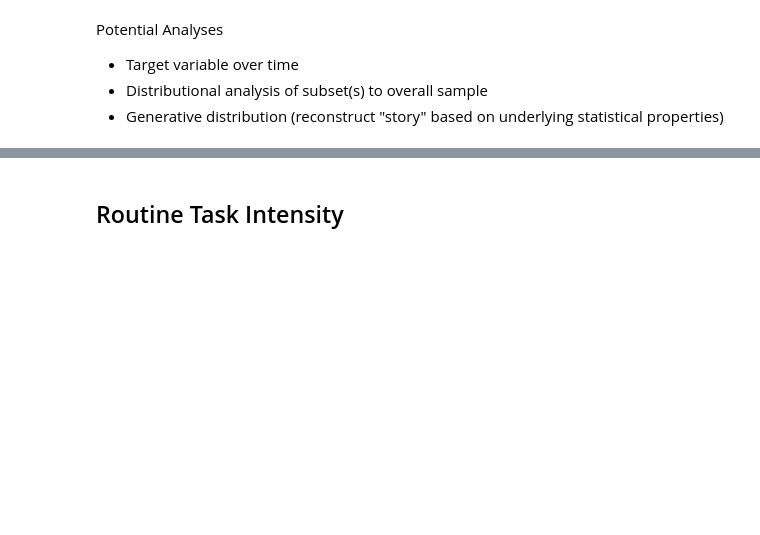
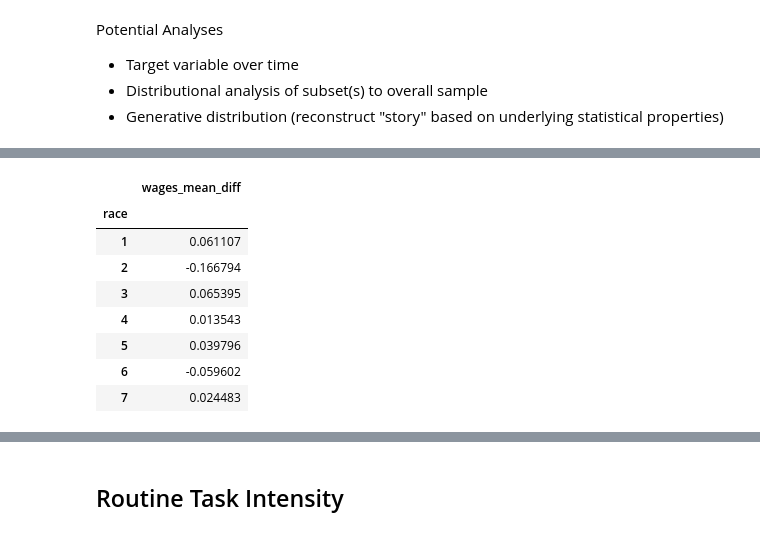
Before and after one commit to jcanedy/retrainability-index, a Jupyter notebook: notebooks/analyze_index_data.ipynb, the cells around one changed output, grey strips where cells are left out. Cells and saved outputs as stored; diff of their text form; code cells hidden in the pictures; blank space fills up the shorter version.

```diff
--- a/notebooks/analyze_index_data.ipynb
+++ b/notebooks/analyze_index_data.ipynb
@@ -11,0 +79,12 @@ import numpy as np
+# %%
+df_performance_records.groupby(by=["race"])[["wages_mean_diff"]].mean().apply(lambda x: (x - mu) / sigma)
+# %% [output]
+|  | wages_mean_diff |
+| race |  |
+| 1 | 0.061107 |
+| 2 | -0.166794 |
+| 3 | 0.065395 |
+| 4 | 0.013543 |
+| 5 | 0.039796 |
+| 6 | -0.059602 |
+| 7 | 0.024483 |
```
Also changed, not shown: parts of 13 cells of this notebook, 2 other files.
